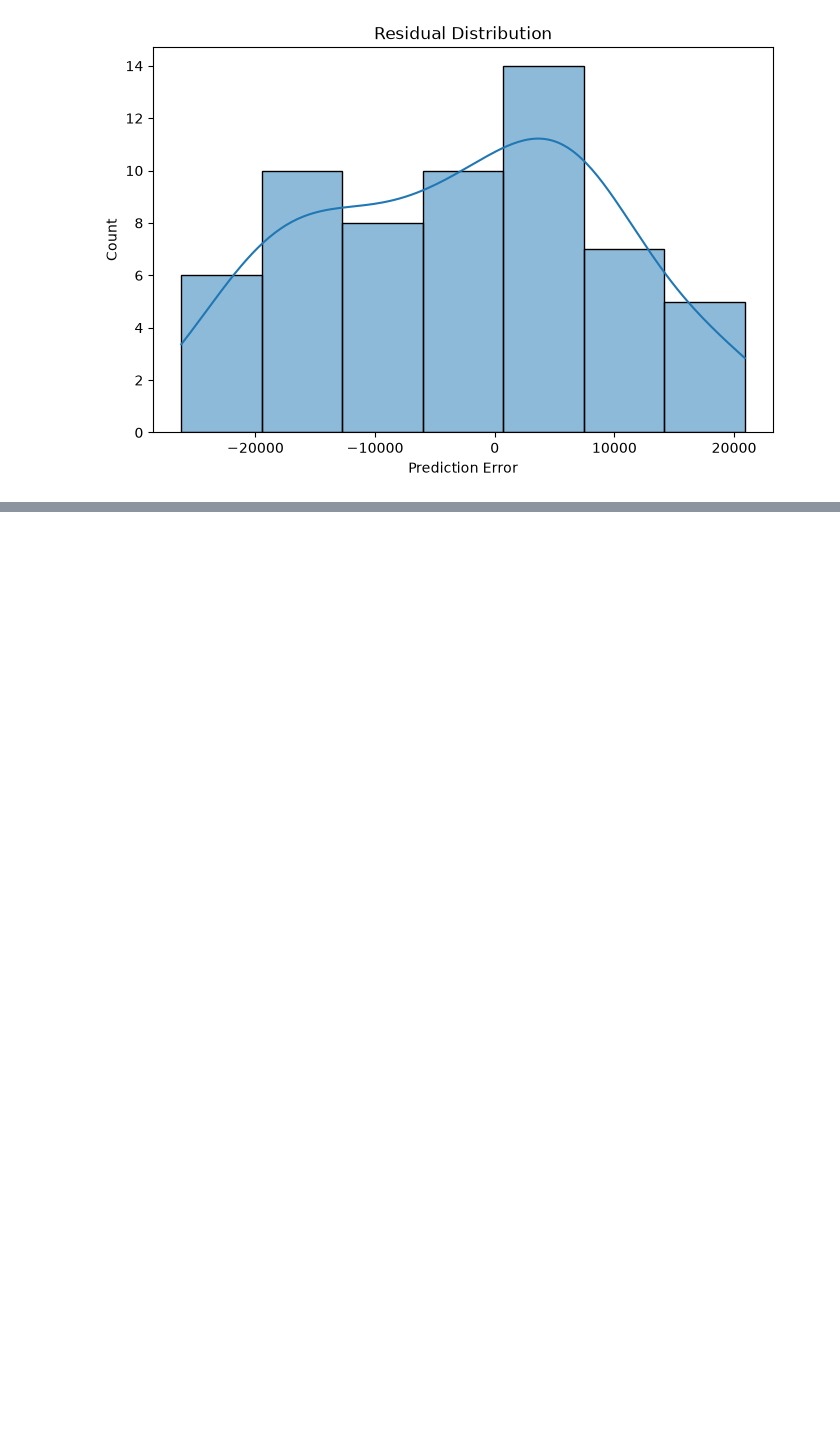
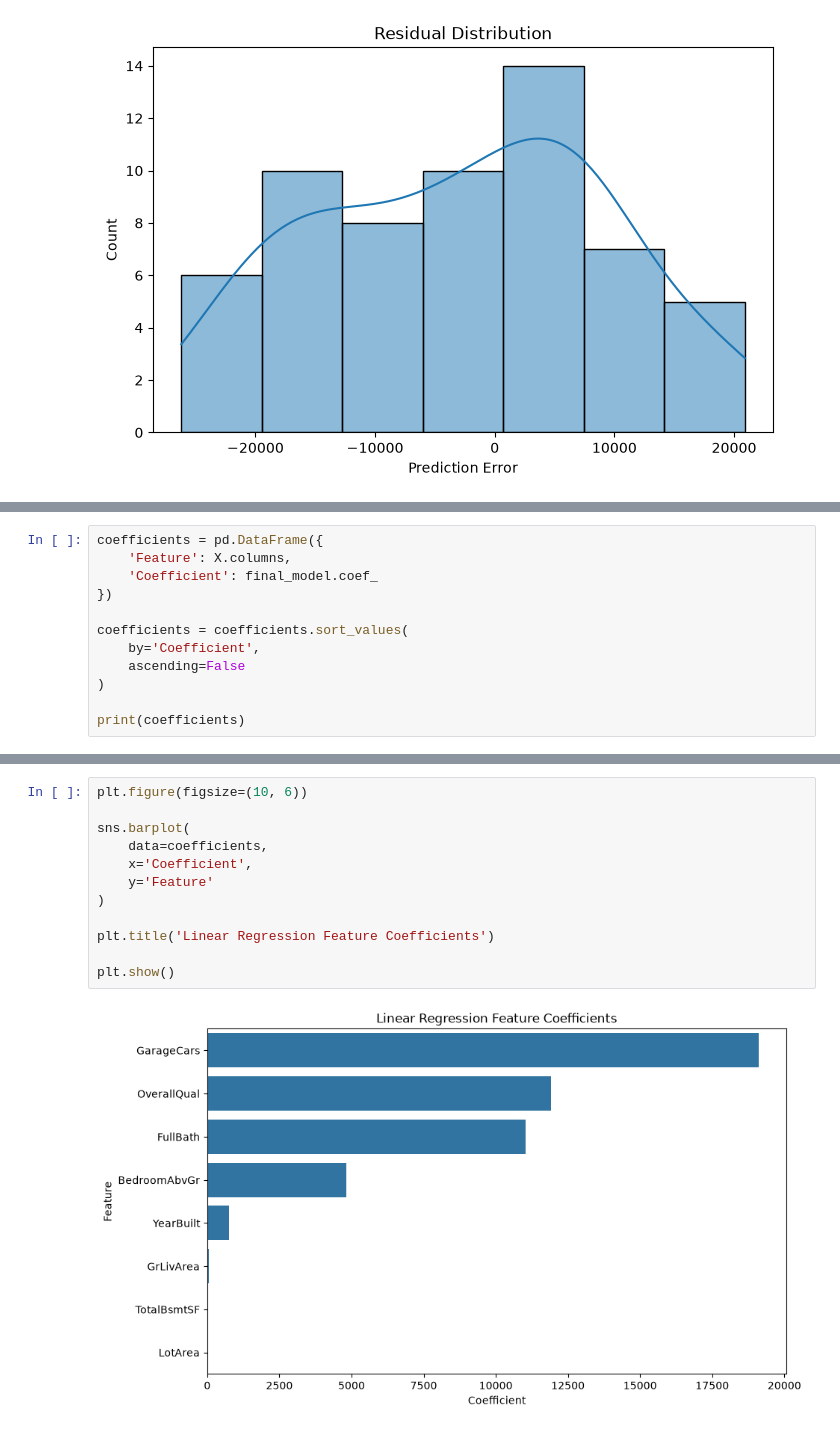
Before and after one commit to mdraihanmostafa746-coder/House-Price-Prediction-, a Jupyter notebook: notebooks/houseprediction.ipynb, the cells around one changed output, grey strips where cells are left out. Drawn from its saved outputs; the diff is of its cells as text; blank space fills up the shorter version.

Commit message:
Complete Feature Coefficient Analysis

```diff
--- a/notebooks/houseprediction.ipynb
+++ b/notebooks/houseprediction.ipynb
@@ -740,0 +743,12 @@ plt.show()
+# %%
+coefficients = pd.DataFrame({
+    'Feature': X.columns,
+    'Coefficient': final_model.coef_
+})
+
+coefficients = coefficients.sort_values(
+    by='Coefficient',
+    ascending=False
+)
+
+print(coefficients)
@@ -740,0 +765,14 @@ plt.show()
+# %%
+plt.figure(figsize=(10, 6))
+
+sns.barplot(
+    data=coefficients,
+    x='Coefficient',
+    y='Feature'
+)
+
+plt.title('Linear Regression Feature Coefficients')
+
+plt.show()
+# %% [output]
+[figure, added]
```
Also changed, not shown: parts of 2 cells of this notebook, 1 other file.
